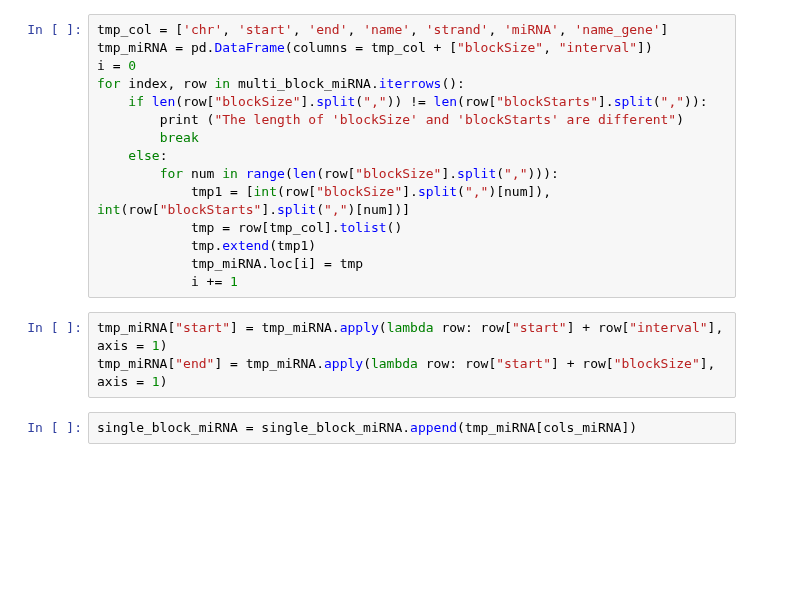
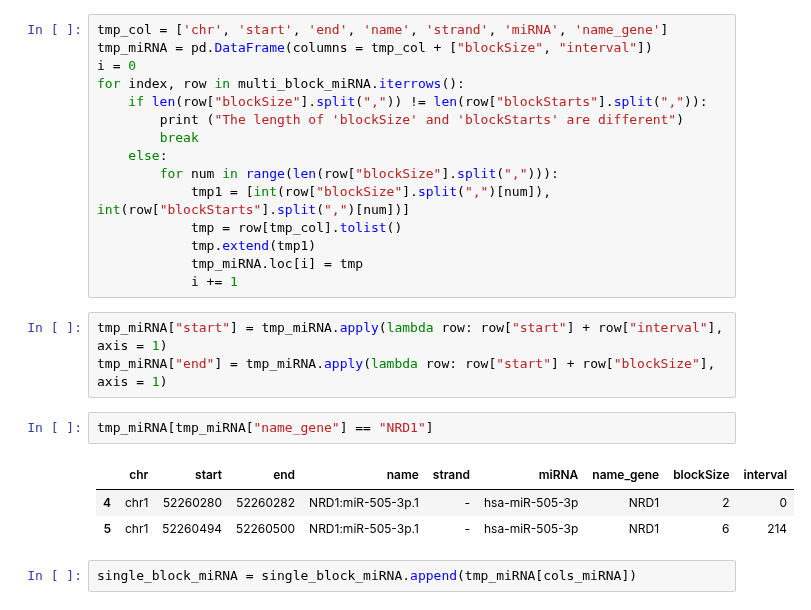
Before and after one commit to xinhe-lab/m6A-ASE, a Jupyter notebook: analysis/20180212_Fisher_2by2_RBP-miRNA_with_m6A_peak-nonpeak.ipynb, the cells around one changed output. Cells and saved outputs as stored; diff of their text form; blank space fills up the shorter version.

```diff
--- a/analysis/20180212_Fisher_2by2_RBP-miRNA_with_m6A_peak-nonpeak.ipynb
+++ b/analysis/20180212_Fisher_2by2_RBP-miRNA_with_m6A_peak-nonpeak.ipynb
@@ -253,6 +261,12 @@ for index, row in multi_block_miRNA.iterrows():
 # %%
 tmp_miRNA["start"] = tmp_miRNA.apply(lambda row: row["start"] + row["interval"], axis = 1)
 tmp_miRNA["end"] = tmp_miRNA.apply(lambda row: row["start"] + row["blockSize"], axis = 1)
+# %%
+tmp_miRNA[tmp_miRNA["name_gene"] == "NRD1"]
+# %% [output]
+|  | chr | start | end | name | strand | miRNA | name_gene | blockSize | interval |
+| 4 | chr1 | 52260280 | 52260282 | NRD1:miR-505-3p.1 | - | hsa-miR-505-3p | NRD1 | 2 | 0 |
+| 5 | chr1 | 52260494 | 52260500 | NRD1:miR-505-3p.1 | - | hsa-miR-505-3p | NRD1 | 6 | 214 |
 # %%
 single_block_miRNA = single_block_miRNA.append(tmp_miRNA[cols_miRNA])
 # %% [markdown]
```
Also changed, not shown: parts of 6 cells of this notebook, 1 other file.
